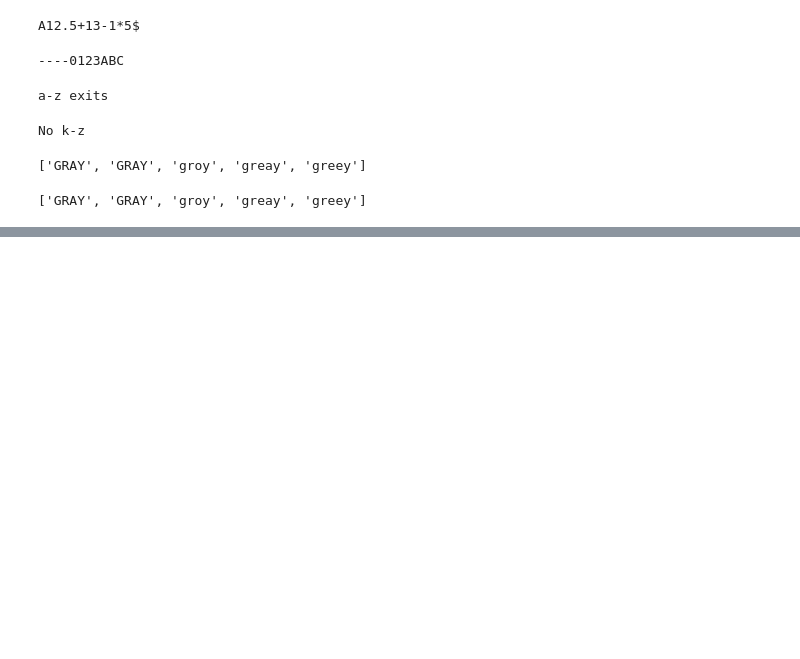
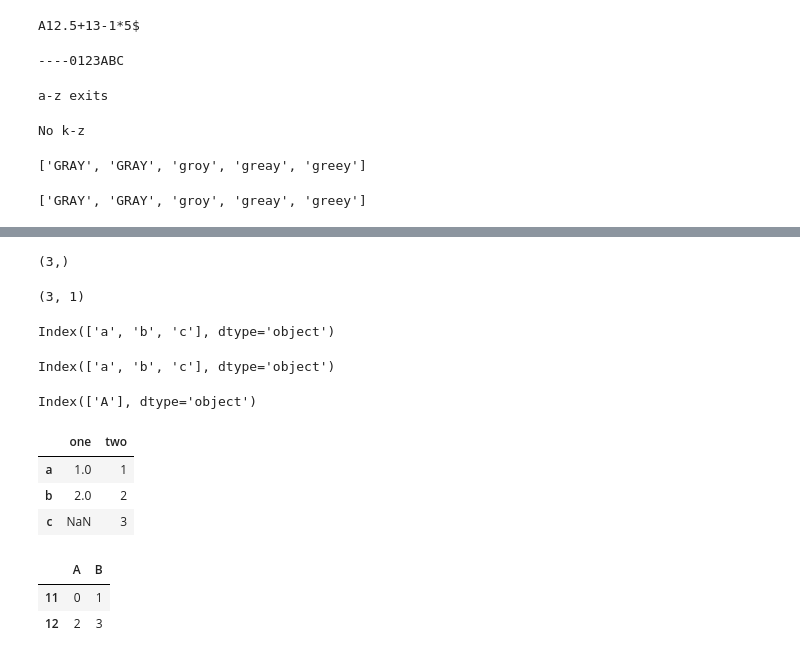
Before and after one commit to immazenam/test, a Jupyter notebook: R과_파이썬.ipynb, the cells around one changed output, grey strips where cells are left out. Cells and saved outputs as stored; diff of their text form; code cells hidden in the pictures; blank space fills up the shorter version.

```diff
--- a/R과_파이썬.ipynb
+++ b/R과_파이썬.ipynb
@@ -721,0 +756,40 @@ print(mystr)
+# %%
+s.to_numpy().shape
+# %% [output]
+(3,)
+# %%
+df.to_numpy().shape
+# %% [output]
+(3, 1)
+# %%
+s.index
+# %% [output]
+Index(['a', 'b', 'c'], dtype='object')
+# %%
+df.index
+# %% [output]
+Index(['a', 'b', 'c'], dtype='object')
+# %%
+df.columns
+# %% [output]
+Index(['A'], dtype='object')
+# %%
+d = {'one': Series([1,2], index=['a', 'b']),
+     'two': Series([1,2,3], index=['a', 'b', 'c'])}
+df = DataFrame(d)
+df
+# %% [output]
+|  | one | two |
+| a | 1.0 | 1 |
+| b | 2.0 | 2 |
+| c | NaN | 3 |
+# %%
+x = np.arange(4).reshape(2,2)
+df=DataFrame(x)
+df.columns=["A", "B"]
+df.index=[11,12]
+df
+# %% [output]
+|  | A | B |
+| 11 | 0 | 1 |
+| 12 | 2 | 3 |
```
Also changed, not shown: parts of 27 cells of this notebook.
